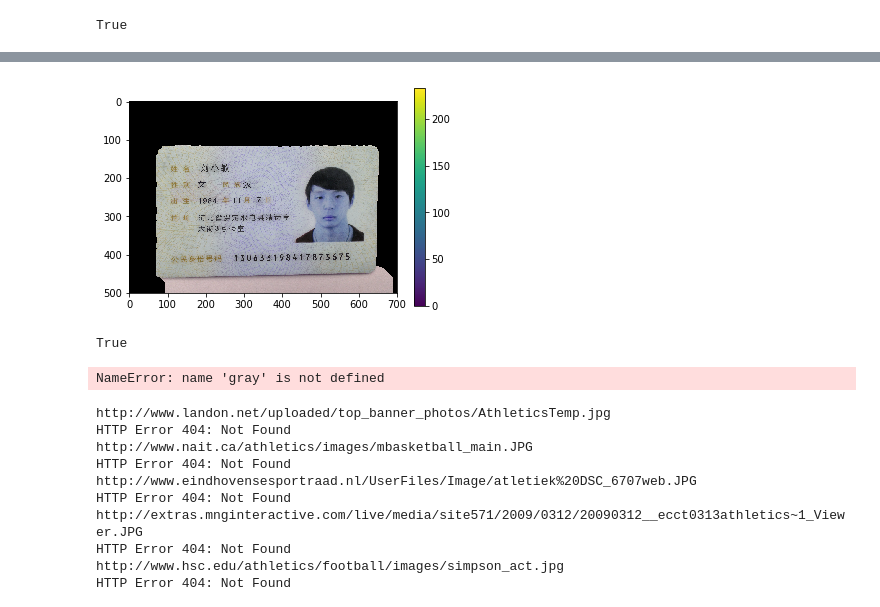
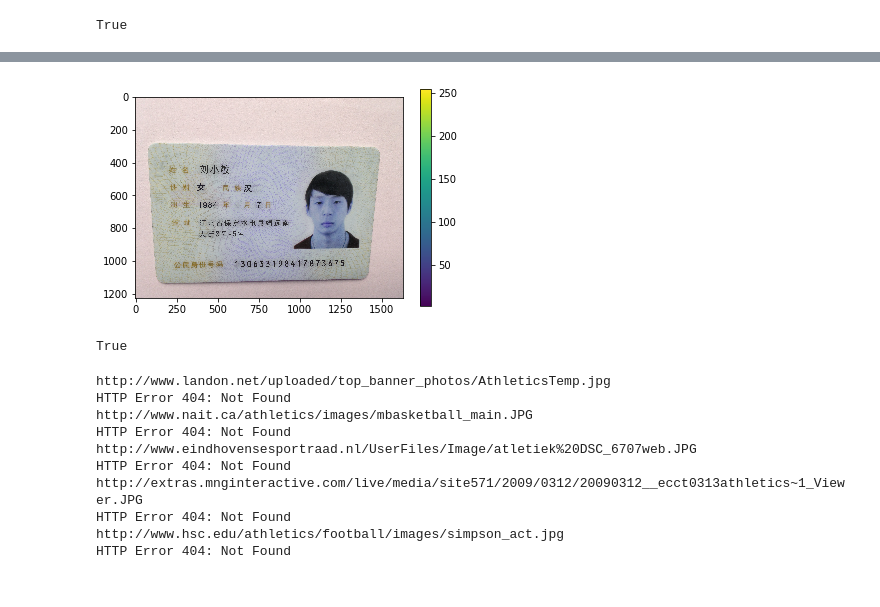
Before and after one commit to LinearPi/pycode, a Jupyter notebook: Coding/ic/openvc_Touri.ipynb, the cells around one changed output, grey strips where cells are left out. Saved outputs shown, nothing was run; the diff lists cells and outputs as text; code cells hidden in the pictures.

```diff
--- a/Coding/ic/openvc_Touri.ipynb
+++ b/Coding/ic/openvc_Touri.ipynb
@@ -235,29 +223,49 @@ cv2.destroyAllWindows()
 # %%
 ###  前景色提取
 
 import numpy as np
 import cv2
 from matplotlib import pyplot as plt
 
 # img = cv2.imread('opencv-python-foreground-extraction-tutorial.jpg')
-img = cv2.imread('000.jpg')
-image =cv2.resize(img, (700,500), interpolation=cv2.INTER_NEAREST)
+img = cv2.imread('00.jpg')
+image =cv2.resize(img, (0,0), fx=0.5, fy=0.5, interpolation=cv2.INTER_NEAREST)
 
 mask = np.zeros(image.shape[:2],np.uint8)
 
 bgdModel = np.zeros((1,65),np.float64)
 fgdModel = np.zeros((1,65),np.float64)
 
-rect = (70,60,620,480)
+rect = (50,20,image.shape[0]-50, image.shape[0]-50)
 cv2.grabCut(image, mask, rect, bgdModel, fgdModel, 5, cv2.GC_INIT_WITH_RECT)
 mask2 = np.where((mask==2)|(mask==0),0,1).astype('uint8')
 img = image*mask2[:,:,np.newaxis]
+gray = cv2.cvtColor(img, cv2.COLOR_BGR2GRAY)
+# 4.自适应图片阀值
+gray = cv2.adaptiveThreshold(gray, 255, cv2.ADAPTIVE_THRESH_GAUSSIAN_C, cv2.THRESH_BINARY, 125, 1)
+# 5. 二值化图片
+if gray[1][1] == 255:
+    ret, binary = cv2.threshold(gray, 0, 255, cv2.THRESH_BINARY | cv2.THRESH_OTSU)
+if gray[1][1] == 0:
+    ret, binary = cv2.threshold(gray, 0, 255, cv2.THRESH_BINARY_INV | cv2.THRESH_OTSU)
 
-plt.imshow(img)
+# 6. 找出最大的矩形
+outimg, contours, hireachy = cv2.findContours(binary, cv2.RETR_EXTERNAL, cv2.CHAIN_APPROX_SIMPLE)
+# 7. 求出上下左右边
+
+for i, contour in enumerate(contours):
+#     area = cv2.contourArea(contour)
+#     if area > 10000:
+
+    approxCurve = cv2.approxPolyDP(contour, 10, True)
+    if approxCurve.shape[0] > 4:
+        cv2.drawContours(image, contours, i, (0,0,255), 1)
+
+plt.imshow(image)
 plt.colorbar()
 plt.show()
 # %% [output]
-[figure, old version]
+[figure, new version]
 # %%
 cv2.imwrite("ll.jpg", img)
 # %% [output]
@@ -266,8 +274,8 @@ True
 import cv2
 import numpy as np
 # 边角标注
-img = cv2.imread("opencv--detection-sample.jpg")
-# gray = cv2.cvtColor(img, cv2.COLOR_BGR2GRAY)
+img = cv2.imread("opencv--detection-sample.jpg", cv2.IMREAD_GRAYSCALE)
+# gray = cv2.cvtColor(img, cv2.COLOR_RGB2GRAY)
 gray  = np.float32(gray)
 
 corners = cv2.goodFeaturesToTrack(gray, 100, 0.01, 10)
@@ -275,13 +283,11 @@ corners = np.int0(corners)
 
 for corner in corners:
     x, y = corner.ravel()
-    cv2.circle(img, (x, y), 3, 255, -1)
+    cv2.circle(gray, (x, y), 3, (0,0,255), -1)
 
-cv2.imshow("img",img)
+cv2.imshow("img",gray)
 cv2.waitKey(0)
 cv2.destroyAllWindows()
-# %% [output]
-NameError: name 'gray' is not defined
 # %%
 # 特征匹配
 import numpy as np
```
Also changed, not shown: parts of 3 cells of this notebook, 50 other files.
